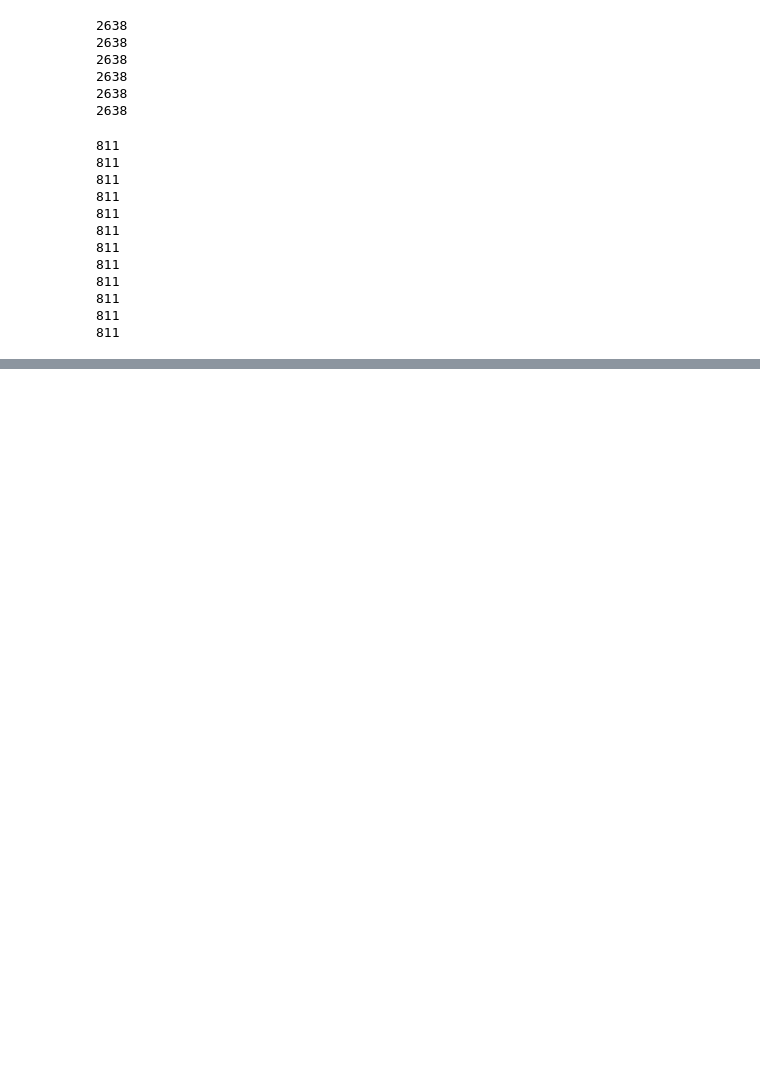
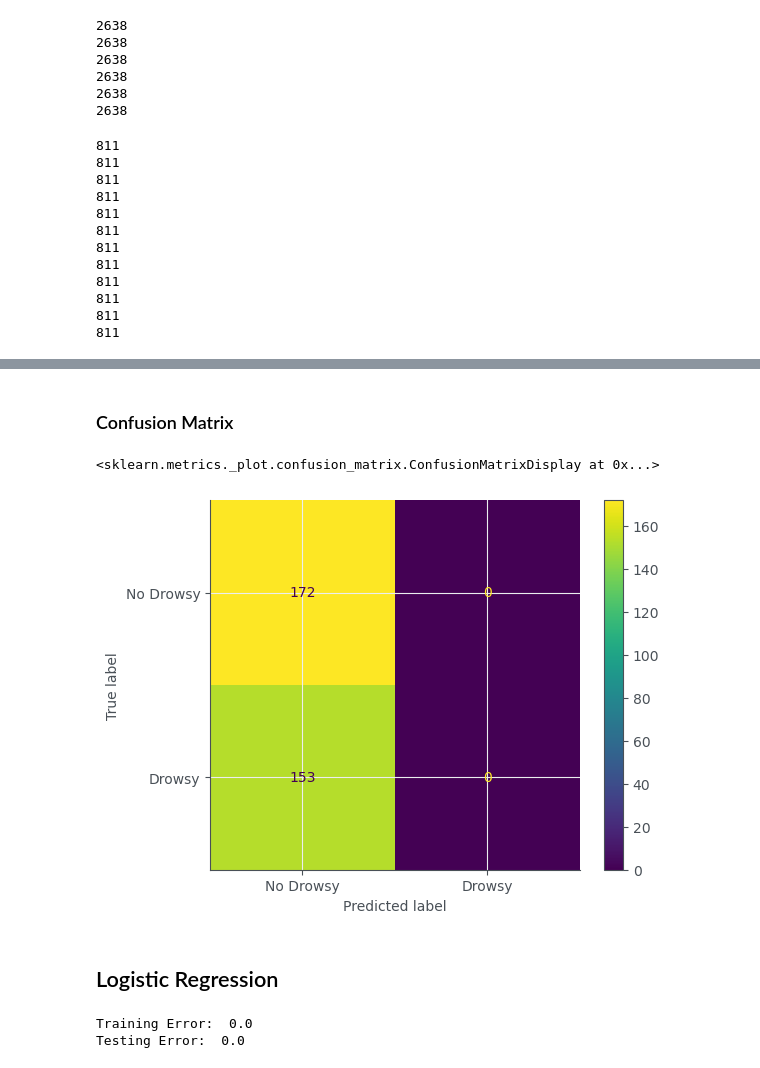
Before and after one commit to ibayoumi/SDP, a Jupyter notebook: drowsiness_model.ipynb, the cells around one changed output, grey strips where cells are left out. Cells and saved outputs as stored; diff of their text form; code cells hidden in the pictures; blank space fills up the shorter version.

```diff
--- a/drowsiness_model.ipynb
+++ b/drowsiness_model.ipynb
@@ -1382,0 +1569,29 @@ extracted_model_csv.close()
+# %% [markdown]
+### Confusion Matrix ###
+# %%
+ConfusionMatrixDisplay.from_estimator(mlp_classifier, X_val, y_val, display_labels=['No Drowsy', 'Drowsy'])
+# %% [output]
+<sklearn.metrics._plot.confusion_matrix.ConfusionMatrixDisplay at 0x...>
+[figure, added]
+# %% [markdown]
+## Logistic Regression ##
+# %%
+# Initialize the model
+lr = LogisticRegression()
+
+# Fit the model to the training set
+lr.fit(X_tr, y_tr)
+
+# Compute the training and test errors
+y_tr_pred = lr.predict(X_tr)
+train_error = 1 - (accuracy_score(y_tr, y_tr_pred))
+train_error = 1 - (accuracy_score(y_tr, y_tr_pred))
+
+y_val_pred = lr.predict(X_val)
+val_error = 1 - (accuracy_score(y_val, y_val_pred))
+
+print("Training Error: ", train_error)
+print("Testing Error: ", val_error)
+# %% [output]
+Training Error:  0.0
+Testing Error:  0.0
```
Also changed, not shown: parts of 33 cells of this notebook.
